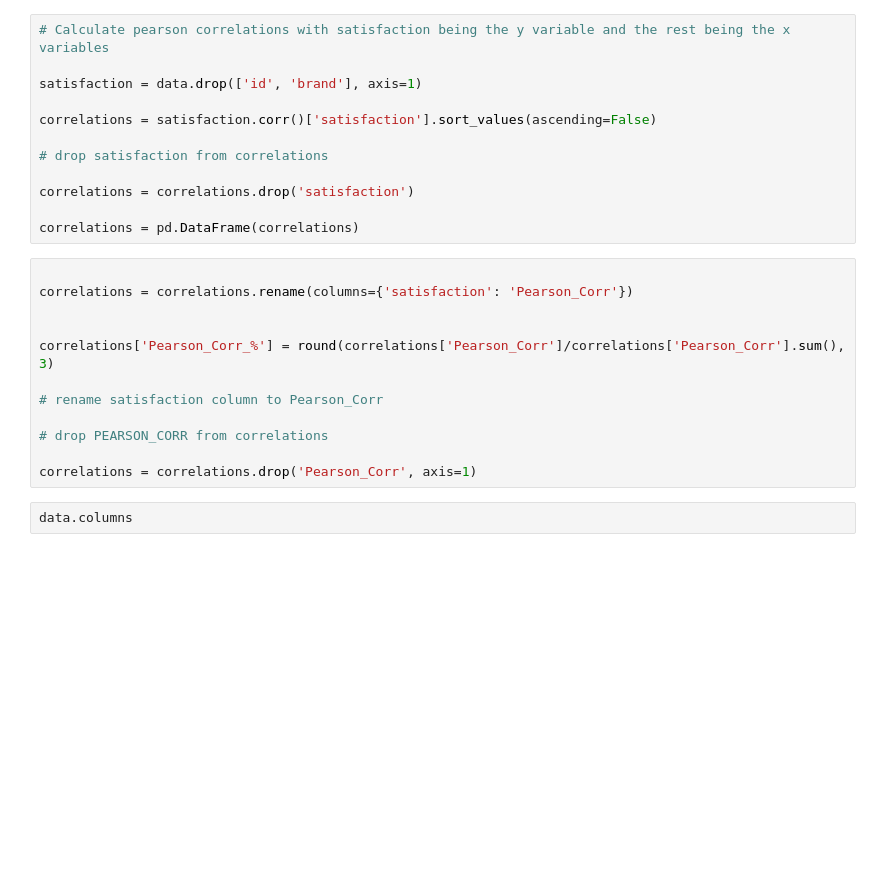
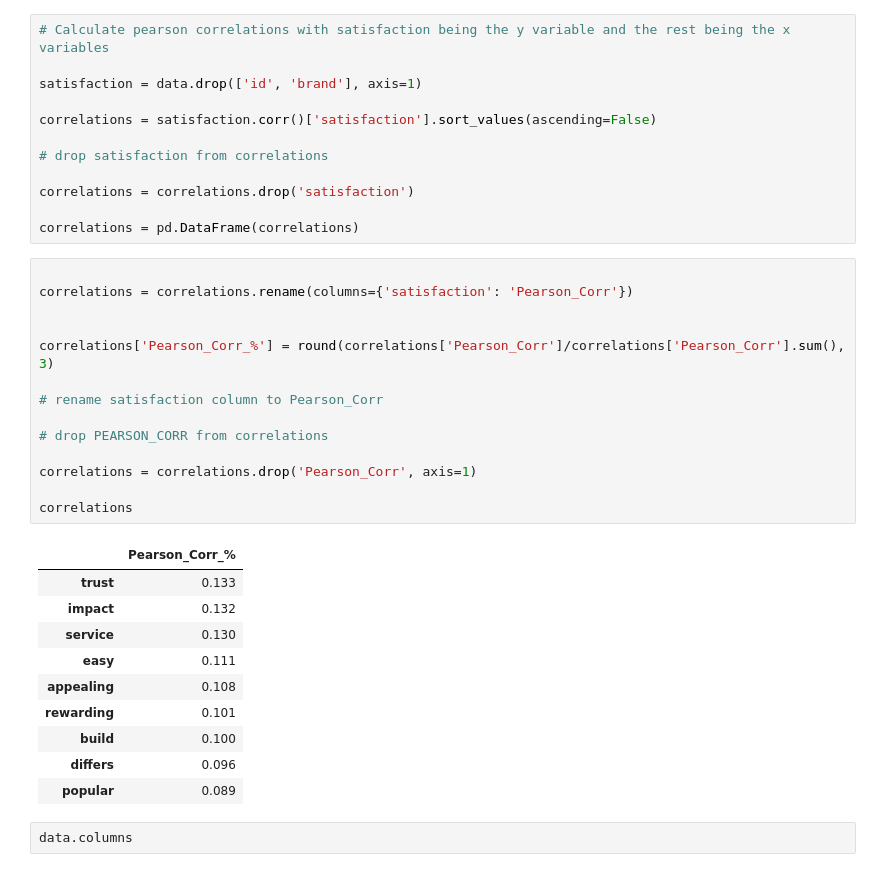
Before and after one commit to rsm-nshuckerow/Nick_Shuckerow, a Jupyter notebook: projects/HW4/HW4.ipynb, the cells around one changed output. Cells and saved outputs as stored; diff of their text form; blank space fills up the shorter version.

```diff
--- a/projects/HW4/HW4.ipynb
+++ b/projects/HW4/HW4.ipynb
@@ -81,15 +81,28 @@ correlations = pd.DataFrame(correlations)
 # %%
 
 correlations = correlations.rename(columns={'satisfaction': 'Pearson_Corr'})
 
 
 correlations['Pearson_Corr_%'] = round(correlations['Pearson_Corr']/correlations['Pearson_Corr'].sum(), 3)
 
 # rename satisfaction column to Pearson_Corr
 
 # drop PEARSON_CORR from correlations
 
 correlations = correlations.drop('Pearson_Corr', axis=1)
+
+correlations
+# %% [output]
+|  | Pearson_Corr_% |
+| trust | 0.133 |
+| impact | 0.132 |
+| service | 0.130 |
+| easy | 0.111 |
+| appealing | 0.108 |
+| rewarding | 0.101 |
+| build | 0.100 |
+| differs | 0.096 |
+| popular | 0.089 |
 # %%
 data.columns
 # %% [output]
```
Also changed, not shown: parts of 1 cell of this notebook, 9 other files.
